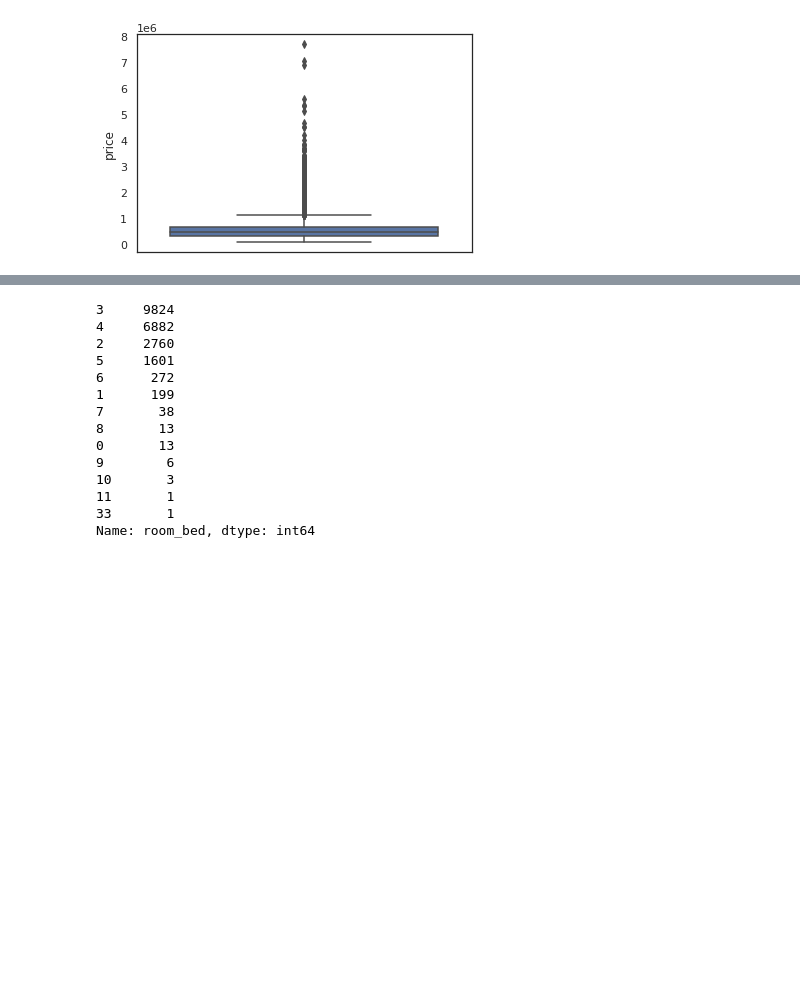
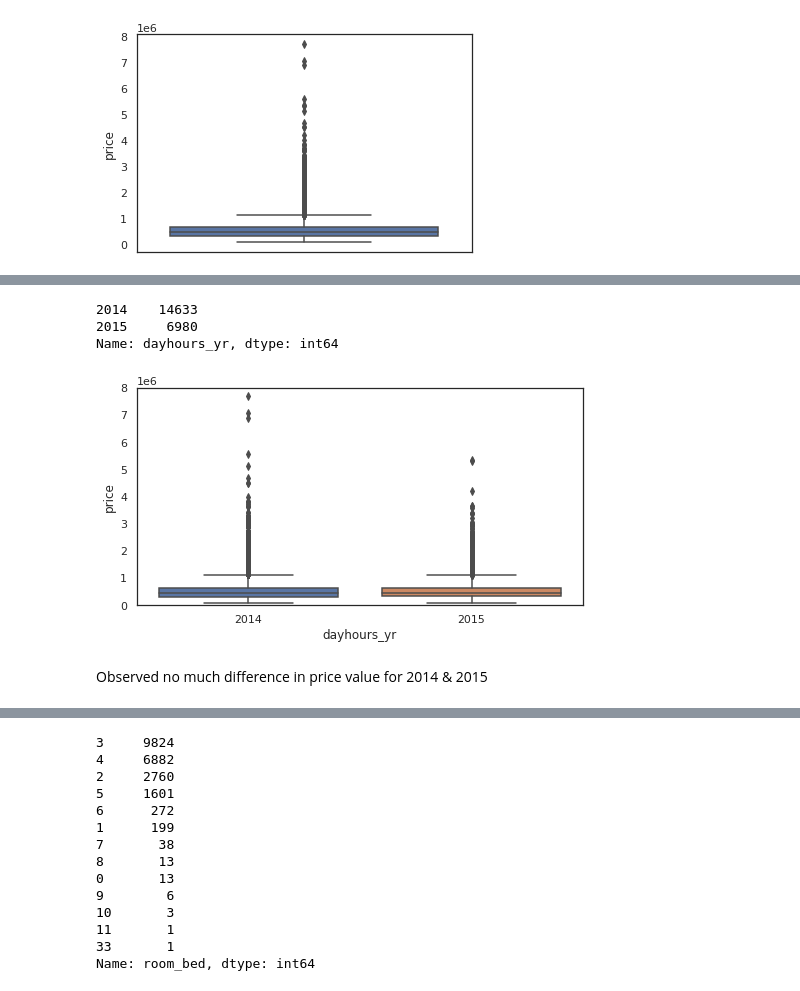
Before and after one commit to haritmm97/ML-Projects, a Jupyter notebook: Capstone.ipynb, the cells around one changed output, grey strips where cells are left out. Drawn from its saved outputs; the diff is of its cells as text; code cells hidden in the pictures; blank space fills up the shorter version.

```diff
--- a/Capstone.ipynb
+++ b/Capstone.ipynb
@@ -270,0 +333,15 @@ Name: dayhours, Length: 372, dtype: int64
+# %%
+df['dayhours_yr'].value_counts()
+# %% [output]
+2014    14633
+2015     6980
+Name: dayhours_yr, dtype: int64
+# %%
+data = pd.concat([df['price'], df['dayhours_yr']], axis=1)
+f, ax = plt.subplots(figsize=(8, 4))
+fig = sns.boxplot(x=df['dayhours_yr'], y="price", data=data)
+fig.axis(ymin=0, ymax=8000000);
+# %% [output]
+[figure, added]
+# %% [markdown]
+Observed no much difference in price value for 2014 & 2015
```
Also changed, not shown: parts of 106 cells of this notebook.
